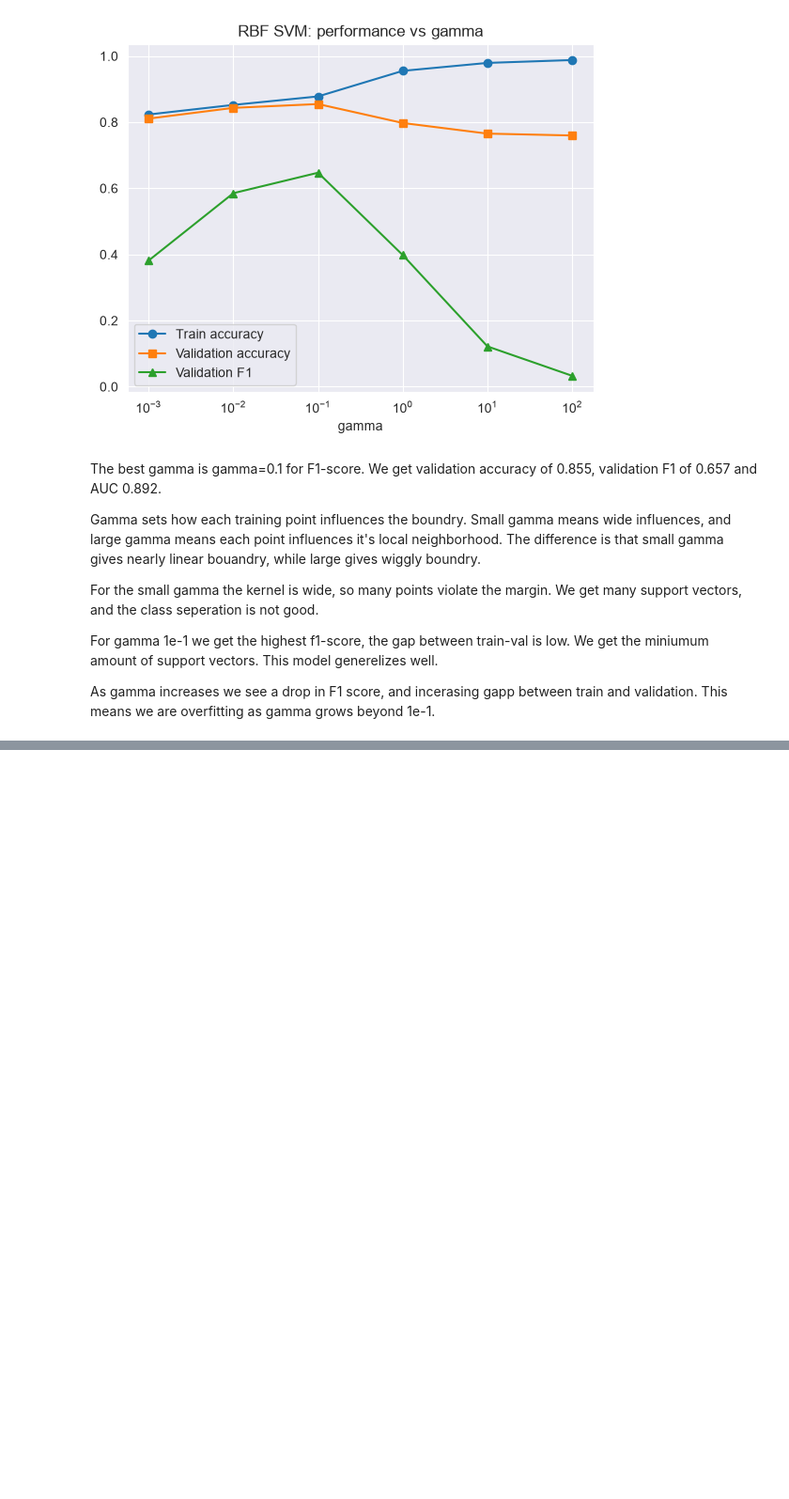
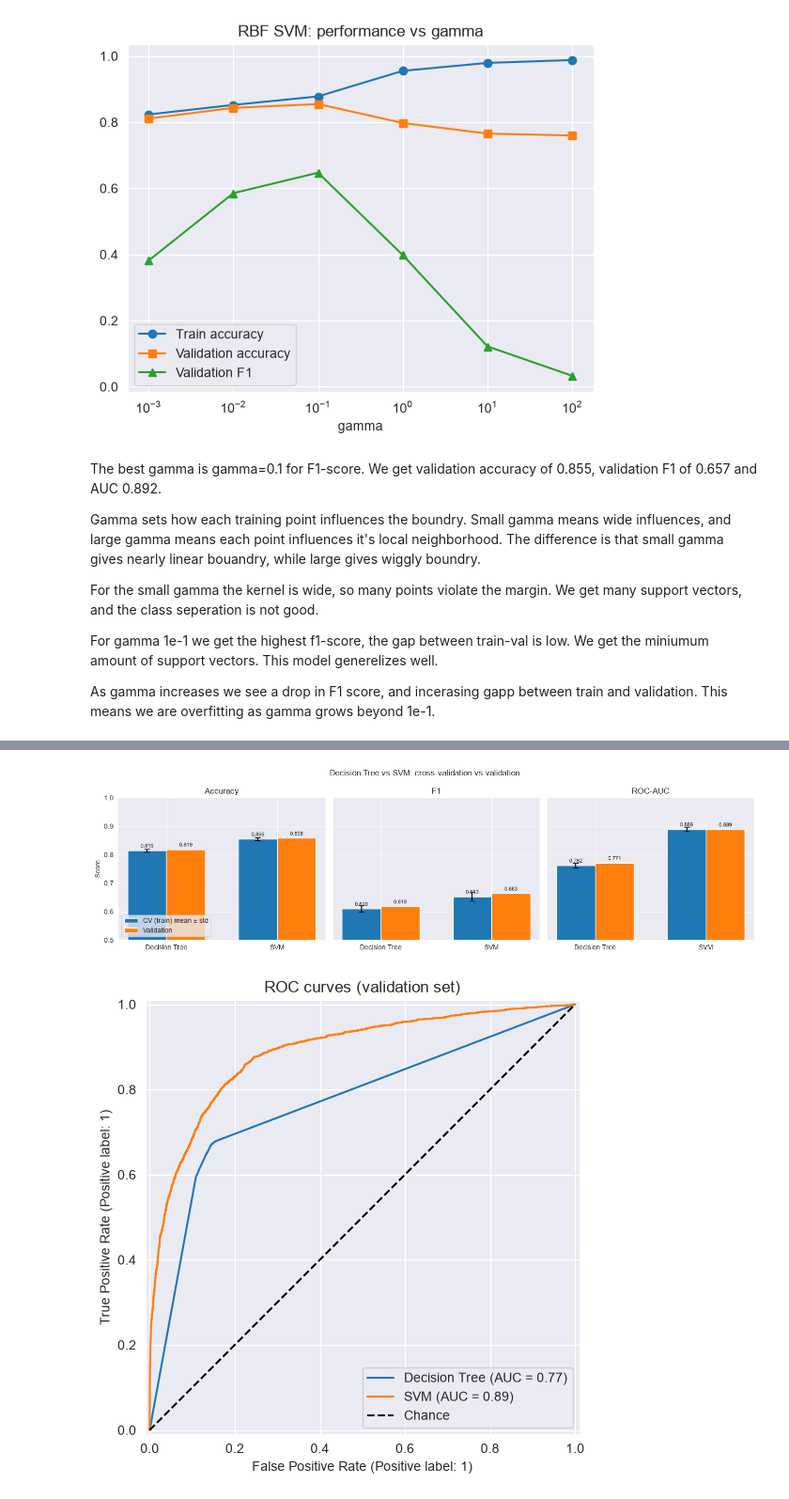
Before and after one commit to Erikth2104/ML_assignments, a Jupyter notebook: OBLIG_2/oblig2.ipynb, the cells around one changed output, grey strips where cells are left out. Shown at 94% size. Drawn from its saved outputs; the diff is of its cells as text; code cells hidden in the pictures; blank space fills up the shorter version.

```diff
--- a/OBLIG_2/oblig2.ipynb
+++ b/OBLIG_2/oblig2.ipynb
@@ -1486,3 +1486,79 @@ For the small gamma the kernel is wide, so many points violate the margin. We ge
 For gamma 1e-1 we get the highest f1-score, the gap between train-val is low. We get the miniumum amount of support vectors. This model generelizes well.
 
 As gamma increases we see a drop in F1 score, and incerasing gapp between train and validation. This means we are overfitting as gamma grows beyond 1e-1.
+# %%
+# Q4.1
+import matplotlib.pyplot as plt
+from sklearn.base import clone
+from sklearn.pipeline import Pipeline
+from sklearn.model_selection import cross_validate, StratifiedKFold
+from sklearn.tree import DecisionTreeClassifier
+from sklearn.svm import SVC
+from sklearn.metrics import accuracy_score, f1_score, roc_auc_score, RocCurveDisplay
+
+models = {
+    "Decision Tree": Pipeline([("prep", clone(preprocessor)),
+                               ("clf", DecisionTreeClassifier(random_state=42))]),
+    "SVM": Pipeline([("prep", clone(preprocessor)),
+                     ("clf", SVC(random_state=42))]),
+}
+
+metrics = ["accuracy", "f1", "roc_auc"]
+cv = StratifiedKFold(n_splits=5, shuffle=True, random_state=42)
+rows = []
+
+for name, model in models.items():
+    # CV on training split (train scores too, to measure overfitting)
+    s = cross_validate(model, X_train_pipe, y_train_pipe, cv=cv,
+                       scoring=metrics, return_train_score=True)
+
+    # fit on full training split, evaluate on validation
+    model.fit(X_train_pipe, y_train_pipe)
+    y_pred = model.predict(X_val_pipe)
+    # SVC has no predict_proba by default; decision_function works for ROC-AUC
+    y_score = (model.decision_function(X_val_pipe) if hasattr(model, "decision_function")
+               else model.predict_proba(X_val_pipe)[:, 1])
+    val = {"accuracy": accuracy_score(y_val_pipe, y_pred),
+           "f1": f1_score(y_val_pipe, y_pred),
+           "roc_auc": roc_auc_score(y_val_pipe, y_score)}
+
+    for m in metrics:
+        rows.append({"model": name, "metric": m,
+                     "train_mean": s[f"train_{m}"].mean(),
+                     "cv_mean": s[f"test_{m}"].mean(),
+                     "cv_std": s[f"test_{m}"].std(),
+                     "val": val[m]})
+
+results = pd.DataFrame(rows)
+results["train_cv_gap"] = results["train_mean"] - results["cv_mean"]
+print(results.round(4).to_string(index=False))
+
+# Plot 1: grouped bars (CV mean ± std vs validation)
+fig, axes = plt.subplots(1, 3, figsize=(14, 4), sharey=True)
+width = 0.35
+for ax, m in zip(axes, metrics):
+    sub = results[results["metric"] == m]
+    x = np.arange(len(sub))
+    ax.bar(x - width/2, sub["cv_mean"], width, yerr=sub["cv_std"], capsize=4, label="CV (train) mean ± std")
+    ax.bar(x + width/2, sub["val"], width, label="Validation")
+    ax.set_xticks(x, sub["model"])
+    ax.set_title(m.replace("_", "-").upper() if m == "roc_auc" else m.capitalize())
+    ax.set_ylim(0.5, 1.0)
+    for i, (c, v) in enumerate(zip(sub["cv_mean"], sub["val"])):
+        ax.text(i - width/2, c + 0.01, f"{c:.3f}", ha="center", fontsize=8)
+        ax.text(i + width/2, v + 0.01, f"{v:.3f}", ha="center", fontsize=8)
+axes[0].set_ylabel("Score")
+axes[0].legend(loc="lower left")
+fig.suptitle("Decision Tree vs SVM: cross-validation vs validation")
+plt.tight_layout()
+plt.show()
+
+# Plot 2: overlaid ROC curves on the validation set
+fig, ax = plt.subplots(figsize=(6, 6))
+for name, model in models.items():
+    RocCurveDisplay.from_estimator(model, X_val_pipe, y_val_pipe, name=name, ax=ax)
+ax.plot([0, 1], [0, 1], "k--", label="Chance")
+ax.set_title("ROC curves (validation set)")
+ax.legend()
+plt.show()
+# %% [output]
@@ -1488,0 +1572,2 @@ As gamma increases we see a drop in F1 score, and incerasing gapp between train
+[figure, added]
+[figure, added]
```
Also changed, not shown: parts of 9 cells of this notebook.
